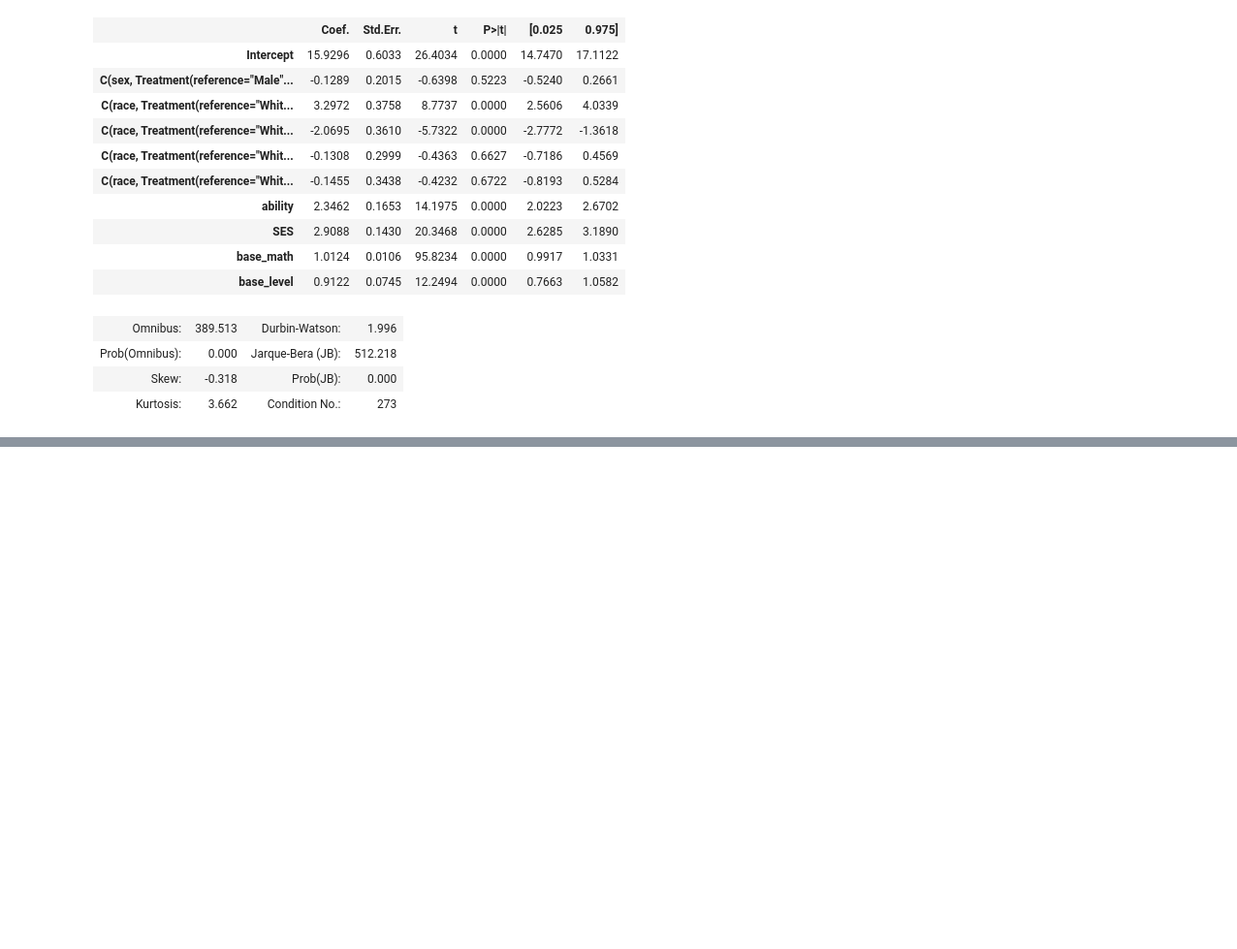
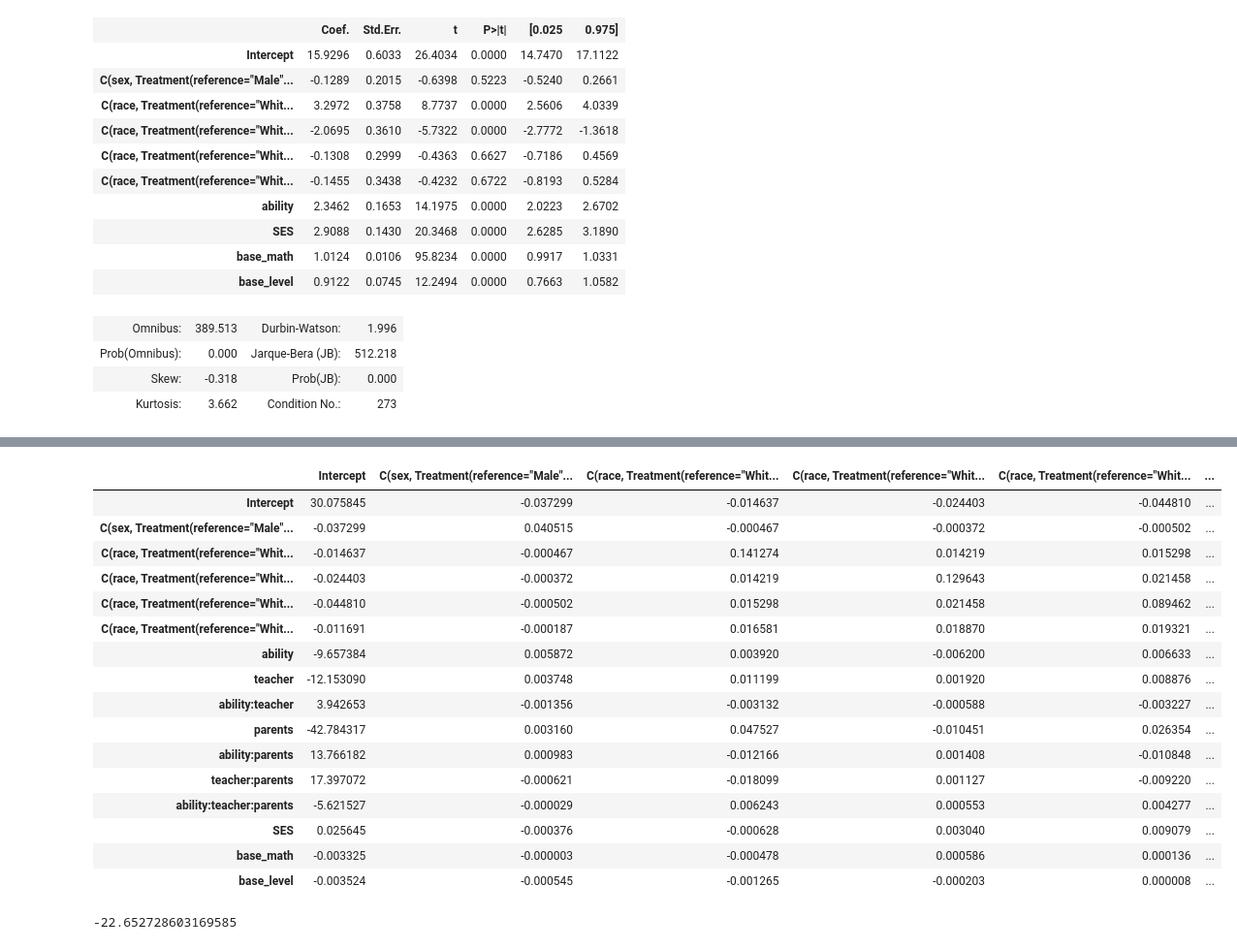
Before and after one commit to DataResponsibly/SynRD, a Jupyter notebook: papers/lee2021ability/process.ipynb, the cells around one changed output, grey strips where cells are left out. Shown at 97% size. Saved outputs shown, nothing was run; the diff lists cells and outputs as text; code cells hidden in the pictures; blank space fills up the shorter version.

```diff
--- a/papers/lee2021ability/process.ipynb
+++ b/papers/lee2021ability/process.ipynb
@@ -632,0 +775,24 @@ regression_sc.summary2()
+# %%
+regression_all.cov_params()
+# %% [output]
+|  | Intercept | C(sex, Treatment(reference="Male"... | C(race, Treatment(reference="Whit... | C(race, Treatment(reference="Whit... | C(race, Treatment(reference="Whit... | ... |
+| Intercept | 30.075845 | -0.037299 | -0.014637 | -0.024403 | -0.044810 | ... |
+| C(sex, Treatment(reference="Male"... | -0.037299 | 0.040515 | -0.000467 | -0.000372 | -0.000502 | ... |
+| C(race, Treatment(reference="Whit... | -0.014637 | -0.000467 | 0.141274 | 0.014219 | 0.015298 | ... |
+| C(race, Treatment(reference="Whit... | -0.024403 | -0.000372 | 0.014219 | 0.129643 | 0.021458 | ... |
+| C(race, Treatment(reference="Whit... | -0.044810 | -0.000502 | 0.015298 | 0.021458 | 0.089462 | ... |
+| C(race, Treatment(reference="Whit... | -0.011691 | -0.000187 | 0.016581 | 0.018870 | 0.019321 | ... |
+| ability | -9.657384 | 0.005872 | 0.003920 | -0.006200 | 0.006633 | ... |
+| teacher | -12.153090 | 0.003748 | 0.011199 | 0.001920 | 0.008876 | ... |
+| ability:teacher | 3.942653 | -0.001356 | -0.003132 | -0.000588 | -0.003227 | ... |
+| parents | -42.784317 | 0.003160 | 0.047527 | -0.010451 | 0.026354 | ... |
+| ability:parents | 13.766182 | 0.000983 | -0.012166 | 0.001408 | -0.010848 | ... |
+| teacher:parents | 17.397072 | -0.000621 | -0.018099 | 0.001127 | -0.009220 | ... |
+| ability:teacher:parents | -5.621527 | -0.000029 | 0.006243 | 0.000553 | 0.004277 | ... |
+| SES | 0.025645 | -0.000376 | -0.000628 | 0.003040 | 0.009079 | ... |
+| base_math | -0.003325 | -0.000003 | -0.000478 | 0.000586 | 0.000136 | ... |
+| base_level | -0.003524 | -0.000545 | -0.001265 | -0.000203 | 0.000008 | ... |
+# %%
+cov.loc['parents:ability']['parents']
+# %% [output]
+-22.652728603169585
```
Also changed, not shown: parts of 5 cells of this notebook, 5 other files.
